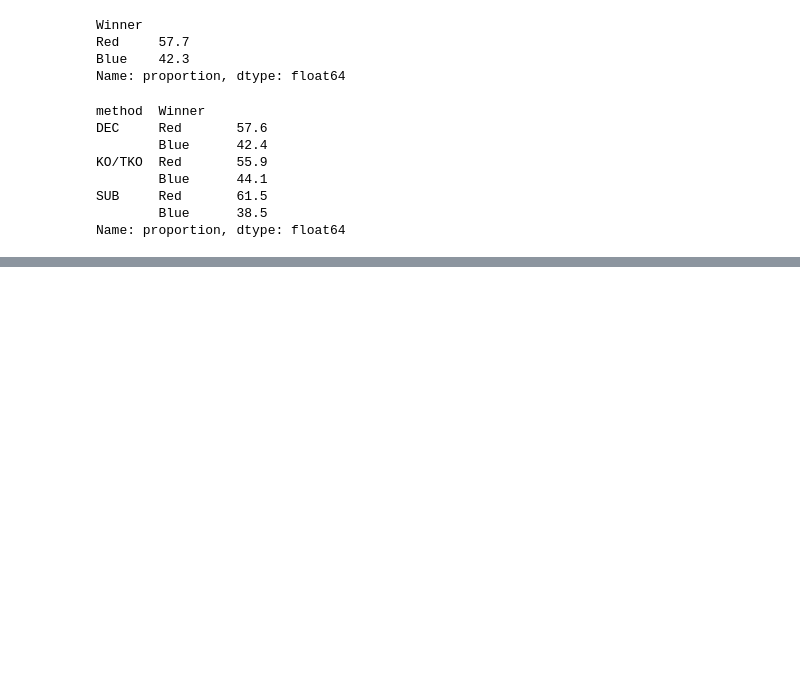
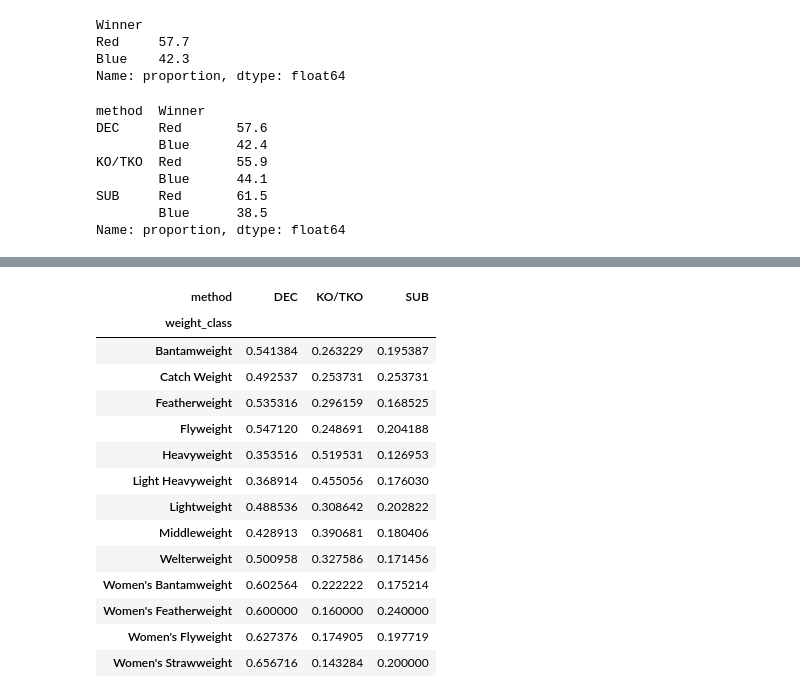
Before and after one commit to shaj9054/UFC-Predictor, a Jupyter notebook: explore.ipynb, the cells around one changed output, grey strips where cells are left out. Cells and saved outputs as stored; diff of their text form; code cells hidden in the pictures; blank space fills up the shorter version.

```diff
--- a/explore.ipynb
+++ b/explore.ipynb
@@ -204,0 +487,18 @@ Name: proportion, dtype: float64
+# %%
+df_clean.groupby('weight_class')['method'].value_counts(normalize=True).unstack()
+# %% [output]
+| method | DEC | KO/TKO | SUB |
+| weight_class |  |  |  |
+| Bantamweight | 0.541384 | 0.263229 | 0.195387 |
+| Catch Weight | 0.492537 | 0.253731 | 0.253731 |
+| Featherweight | 0.535316 | 0.296159 | 0.168525 |
+| Flyweight | 0.547120 | 0.248691 | 0.204188 |
+| Heavyweight | 0.353516 | 0.519531 | 0.126953 |
+| Light Heavyweight | 0.368914 | 0.455056 | 0.176030 |
+| Lightweight | 0.488536 | 0.308642 | 0.202822 |
+| Middleweight | 0.428913 | 0.390681 | 0.180406 |
+| Welterweight | 0.500958 | 0.327586 | 0.171456 |
+| Women's Bantamweight | 0.602564 | 0.222222 | 0.175214 |
+| Women's Featherweight | 0.600000 | 0.160000 | 0.240000 |
+| Women's Flyweight | 0.627376 | 0.174905 | 0.197719 |
+| Women's Strawweight | 0.656716 | 0.143284 | 0.200000 |
```
Also changed, not shown: parts of 34 cells of this notebook, 1 other file.
